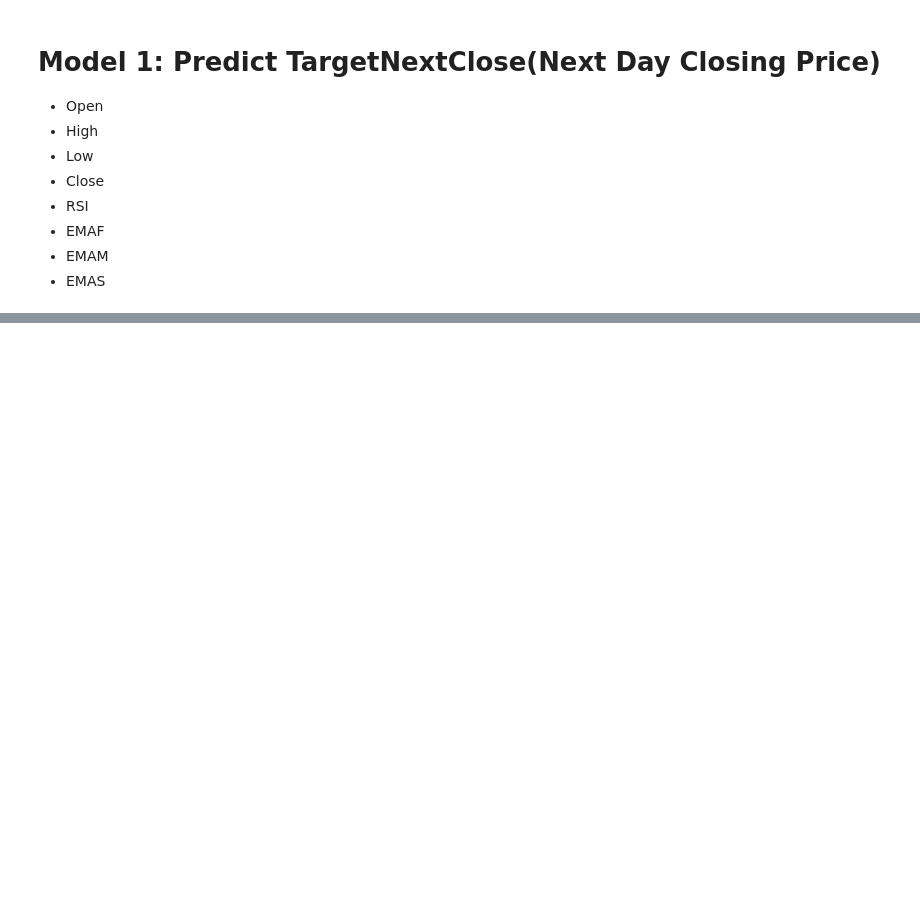
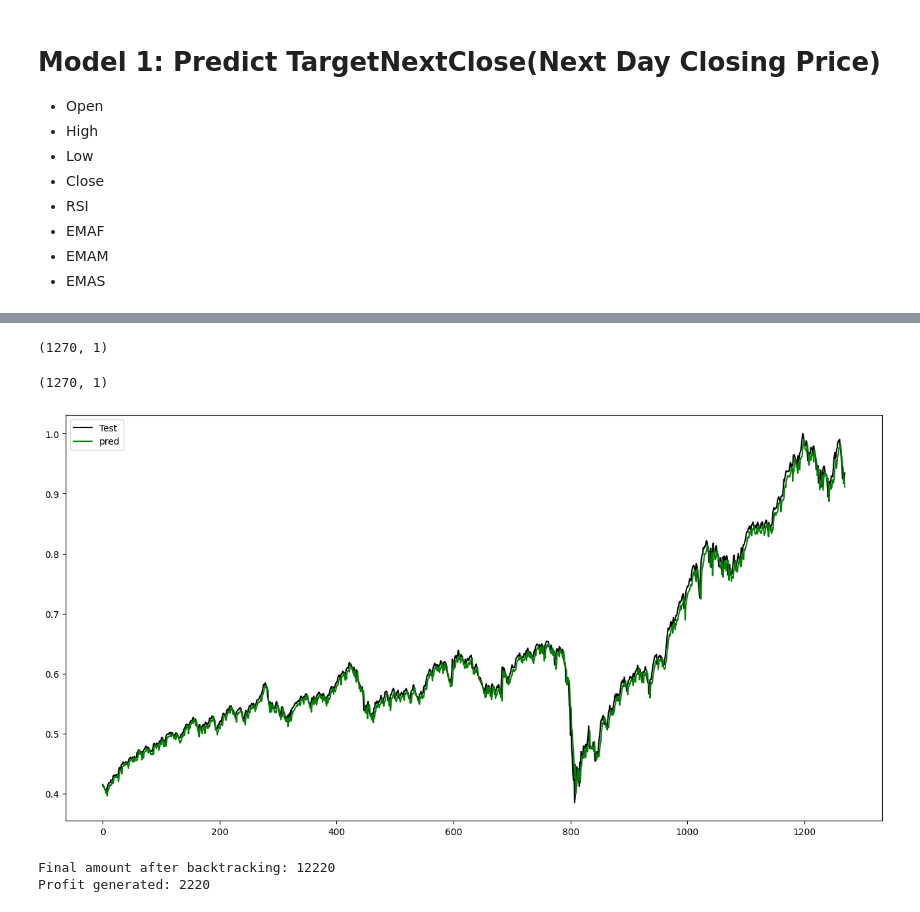
Before and after one commit to aashish513/Mark3_stock_market, a Jupyter notebook: main.ipynb, the cells around one changed output, grey strips where cells are left out. Cells and saved outputs as stored; diff of their text form; code cells hidden in the pictures; blank space fills up the shorter version.

Commit message:
Kaggle Notebook | mark3_india_stock_market | Version 1

```diff
--- a/main.ipynb
+++ b/main.ipynb
@@ -186,0 +446,5 @@ model.fit(x=X_train1, y=y_train1, batch_size=15, epochs=30, shuffle=True, valida
+# %%
+y_pred = model.predict(X_test1)
+#y_pred=np.where(y_pred > 0.43, 1,0)
+for i in range(10):
+    print(y_pred[i], y_test1[i])
@@ -186,0 +463,73 @@ model.fit(x=X_train1, y=y_train1, batch_size=15, epochs=30, shuffle=True, valida
+# %%
+y_pred.shape
+# %% [output]
+(1270, 1)
+# %%
+y_test1.shape
+# %% [output]
+(1270, 1)
+# %%
+plt.figure(figsize=(16,8))
+plt.plot(y_test1, color = 'black', label = 'Test')
+plt.plot(y_pred, color = 'green', label = 'pred')
+plt.legend()
+plt.show()
+# %% [output]
+[figure, added]
+# %%
+def back_track(initial_amount_given, close_pred, actual_day_close, days ):
+    #print(f"Initial amount given: {initial_amount_given}")
+    if len(close_pred) != len(actual_day_close):
+        raise Exception("What the hell!")
+
+    profit=0
+    number_of_stocks = 0
+    money_not_invested= initial_amount_given
+    for day in range(days-1):
+        #buy on day 0
+        if day == 0 and False:
+            profit=0
+            number_of_stocks= money_not_invested//actual_day_close[0]
+            last_stock_buy_price=actual_day_close[0]
+            money_not_invested-= number_of_stocks * actual_day_close[0]
+            continue
+
+        #day 2
+        if number_of_stocks == 0:
+            if actual_day_close[day] < close_pred[day+1]:
+                #buy
+                #print(f"Buying on day {day}")
+                number_of_stocks= money_not_invested//actual_day_close[day]
+                last_stock_buy_price=actual_day_close[day]
+                money_not_invested-= number_of_stocks * actual_day_close[day]
+
+        elif actual_day_close[day] > close_pred[day+1]:
+            #sell
+            #print(f"Selling on day {day}")
+            money_not_invested+= actual_day_close[day] * number_of_stocks
+            profit_on_this=(actual_day_close[day] - last_stock_buy_price) * number_of_stocks
+            number_of_stocks=0
+            #print(f"Profit on day {day}: {profit_on_this}")
+            profit += profit_on_this
+
+        elif actual_day_close[day] <= close_pred[day+1]:
+            #print(f"Holding on day {day}")
+            pass
+
+    #last day
+    #sell
+    profit_on_this=(actual_day_close[day] - last_stock_buy_price) * number_of_stocks
+    profit += profit_on_this
+    return initial_amount_given + profit
+
+
+initial_amount = 10000
+predicted_close_prices = [110, 105, 95, 100, 120]  # Example predicted closing prices for 5 days
+actual_close_prices =    [105, 100, 90, 110, 115]     # Example actual closing prices for 5 days
+
+final_amount = back_track(initial_amount, predicted_close_prices, actual_close_prices, 5)
+print(f"Final amount after backtracking: {final_amount}")
+print(f"Profit generated: {final_amount- initial_amount}")
+# %% [output]
+Final amount after backtracking: 12220
+Profit generated: 2220
```
Also changed, not shown: parts of 24 cells of this notebook.
